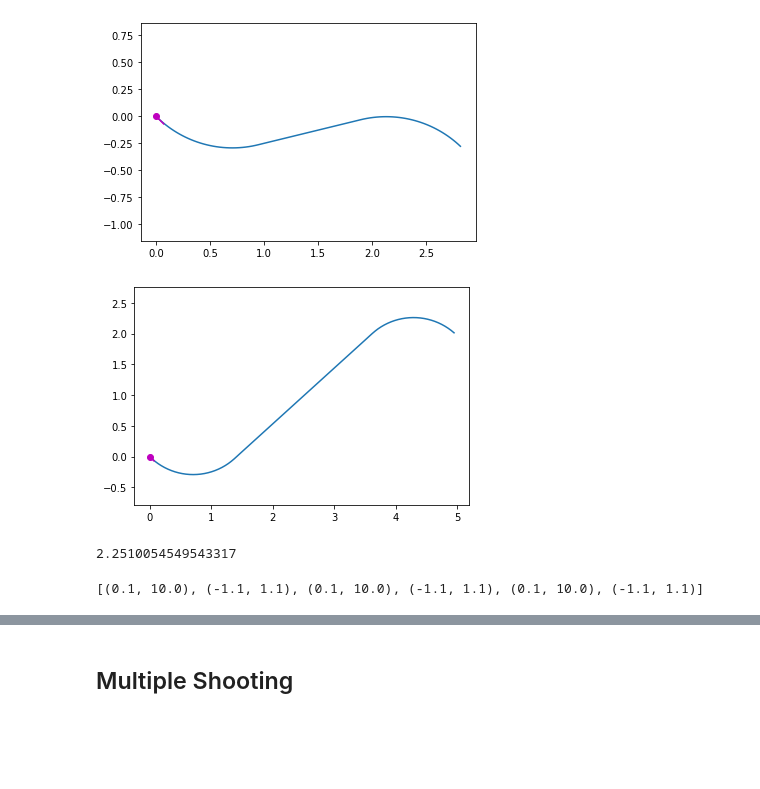
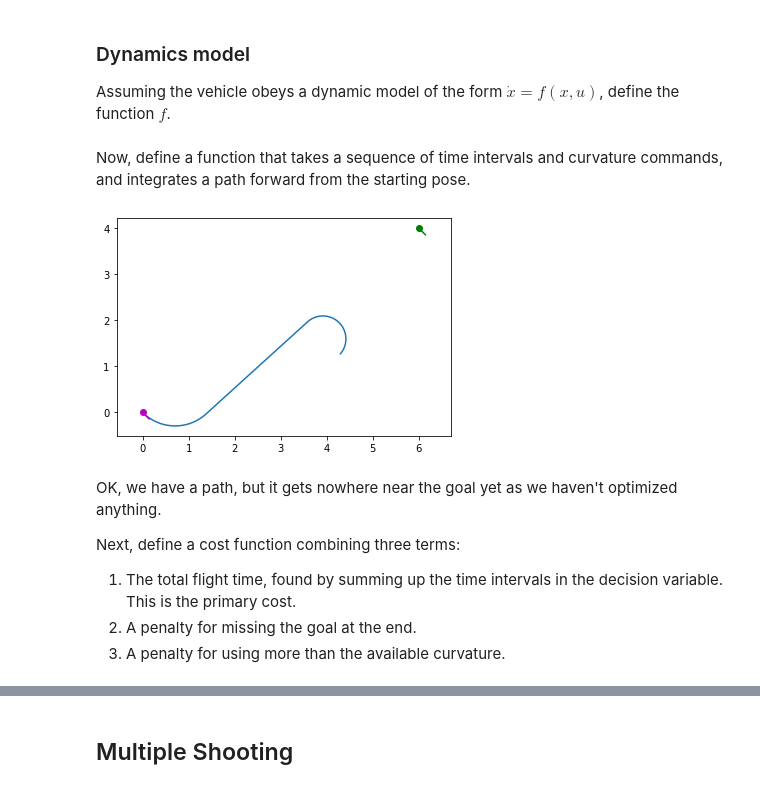
Before and after one commit to arthurrichards77/smply, a Jupyter notebook: shooting.ipynb, the cells around one changed output, grey strips where cells are left out. Saved outputs shown, nothing was run; the diff lists cells and outputs as text; code cells hidden in the pictures; blank space fills up the shorter version.

Commit message:
Created using Colaboratory - improved signle shooting example and documentation.  TODO multiple and obstacle avoidance.

```diff
--- a/shooting.ipynb
+++ b/shooting.ipynb
@@ -21,24 +40,4 @@ plt.show()
-# %%
-def f(x,u):
-    return(np.array([u[0]*cos(x[2]),u[0]*sin(x[2]),u[0]*u[1]]))
-
-from scipy.integrate import solve_ivp
-from scipy.interpolate import interp1d
-
-uv = np.array([[1.,1.],[1.,0.],[1.,-1.],[1.,0.]])
-tv = np.array([0.,1.,2.,3.])
-ut = interp1d(tv,uv,axis=0,kind='previous')
-
-def fc(t,x):
-    u = ut(t)
-    return(f(x,u))
-
-te=np.linspace(0.,max(tv),100)
-r = solve_ivp(fc,(min(te),max(te)),x0,t_eval=te)
-plt.plot(r.y[0,:],r.y[1,:])
-plt.plot(x0[0]+d*cos(x0[2]),x0[1]+d*sin(x0[2]),'m')
-plt.plot(x0[0],x0[1],'mo')
-plt.axis('equal')
-plt.show()
-# %% [output]
-[figure, removed]
+# %% [markdown]
+### Dynamics model
+
+Assuming the vehicle obeys a dynamic model of the form $\dot{x}=f(x,u)$, define the function $f$.
@@ -45,52 +47,51 @@ plt.show()
+# %% [markdown]
+Now, define a function that takes a sequence of time intervals and curvature commands, and integrates a path forward from the starting pose.
 # %%
 # define decision variable as vector of [time,curv,time,curv,time,curv]
-z = np.array([1.5,1.,3.,0.,1.5,-1.])
+# here: turn with curvature 1. for 1.5 seconds, than 0. (straight) for 3. seconds, and finally turn with curvature -1. for 1.5 seconds.
+z = np.array([1.5,1.,3.,0.,1.5,-2.])
 
-def path(z):
+from scipy.integrate import solve_ivp
+from scipy.interpolate import interp1d
+
+def path(z,x0):
     # make sure it has even number of elements
     nz = len(z)
     assert(nz%2==0)
     # curvature values
     kv = z[range(1,nz,2)]
+    # time intervals
     dv = z[range(0,nz,2)]
-    #assert(all(dv>0))
+    # if given a negative time intervals, make it zero
     dv = [max(v,0) for v in dv]
+    # now construct function to interpolate commands over time
     nv = len(kv)
     uv = np.vstack((np.ones((1,nv+1)),np.hstack((kv,0.))))
     tv = np.cumsum(np.append(0,dv))
     te=np.linspace(0.,max(tv),100)
     ut = interp1d(tv,uv,axis=1,kind='previous',bounds_error=False,fill_value='extrapolate')
+    # use this to define the uncontrolled dynamics: x-dot=fc(x,t)
     def fc(t,x):
-        #print(dv,tv,t)
         u = ut(t)
         return(f(x,u))
+    # and do the integration
     r = solve_ivp(fc,(min(te),max(te)),x0,t_eval=te)
     return(r.y)
 
-p = path(z)
+p = path(z,x0)
 
 plt.plot(p[0,:],p[1,:])
-plt.plot(x0[0]+d*cos(x0[2]),x0[1]+d*sin(x0[2]),'m')
-plt.plot(x0[0],x0[1],'mo')
+plot_pose(x0,'m')
+plot_pose(xG,'g')
 plt.axis('equal')
 plt.show()
 # %% [output]
-[figure, old version]
+[figure, new version]
-# %%
-from scipy.linalg import norm
-
-p_goal = np.array([6.,4.,-np.pi/4])
-
-def J(z):
-    p = path(z)
-    return(norm(p[0:3,-1]-p_goal))
-
-print(J(z))
-# %% [output]
-2.2510054549543317
-# %%
-curv_lim = 1.1
-bnds = [b for ii in range(len(z)//2) for b in [(0.1,10.0),(-curv_lim,curv_lim)]]
-bnds
-# %% [output]
-[(0.1, 10.0), (-1.1, 1.1), (0.1, 10.0), (-1.1, 1.1), (0.1, 10.0), (-1.1, 1.1)]
+# %% [markdown]
+OK, we have a path, but it gets nowhere near the goal yet as we haven't optimized anything.
+
+Next, define a cost function combining three terms:
+
+1. The total flight time, found by summing up the time intervals in the decision variable.  This is the primary cost.
+2. A penalty for missing the goal at the end.
+3. A penalty for using more than the available curvature.
```
Also changed, not shown: parts of 15 cells of this notebook.
